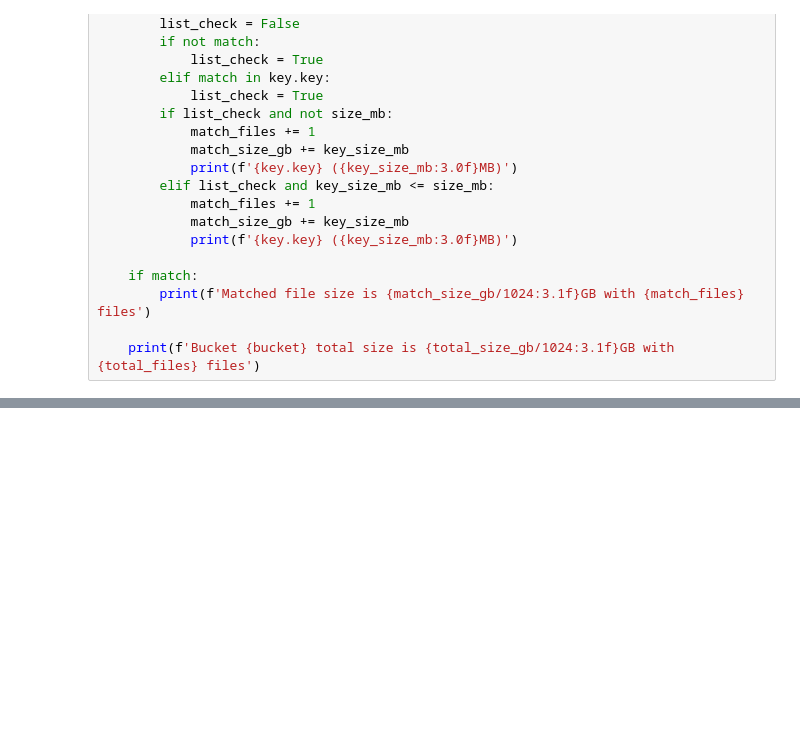
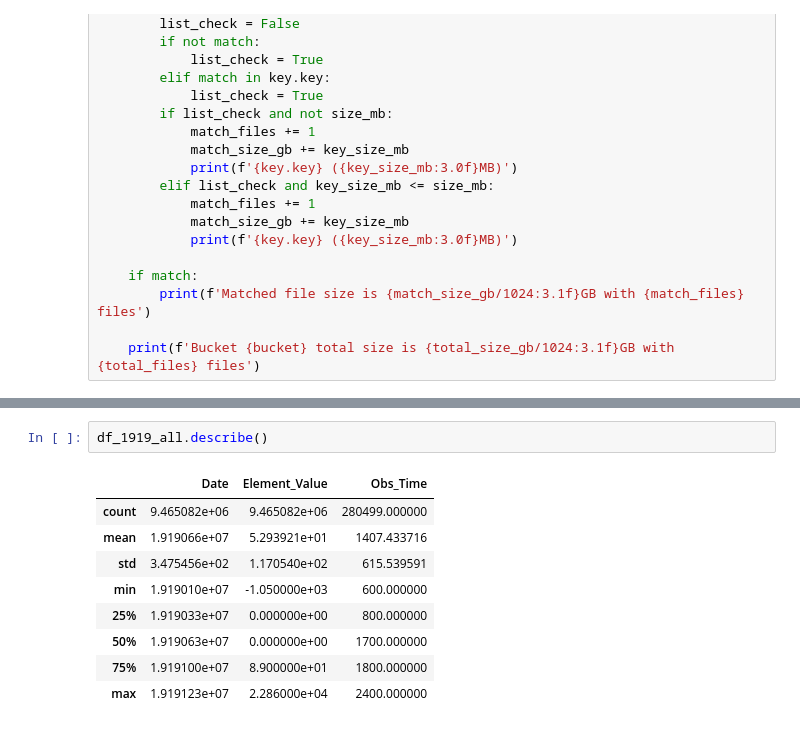
Before and after one commit to miaowu128/QTM350FinalProject, a Jupyter notebook: BettyLi/Betty-note.ipynb, the cells around one changed output, grey strips where cells are left out. Drawn from its saved outputs; the diff is of its cells as text; blank space fills up the shorter version.

```diff
--- a/BettyLi/Betty-note.ipynb
+++ b/BettyLi/Betty-note.ipynb
@@ -95,0 +171,12 @@ NameError: name 'preview_csv_dataset' is not defined
+# %%
+df_1919_all.describe()
+# %% [output]
+|  | Date | Element_Value | Obs_Time |
+| count | 9.465082e+06 | 9.465082e+06 | 280499.000000 |
+| mean | 1.919066e+07 | 5.293921e+01 | 1407.433716 |
+| std | 3.475456e+02 | 1.170540e+02 | 615.539591 |
+| min | 1.919010e+07 | -1.050000e+03 | 600.000000 |
+| 25% | 1.919033e+07 | 0.000000e+00 | 800.000000 |
+| 50% | 1.919063e+07 | 0.000000e+00 | 1700.000000 |
+| 75% | 1.919100e+07 | 8.900000e+01 | 1800.000000 |
+| max | 1.919123e+07 | 2.286000e+04 | 2400.000000 |
```
Also changed, not shown: parts of 26 cells of this notebook.
